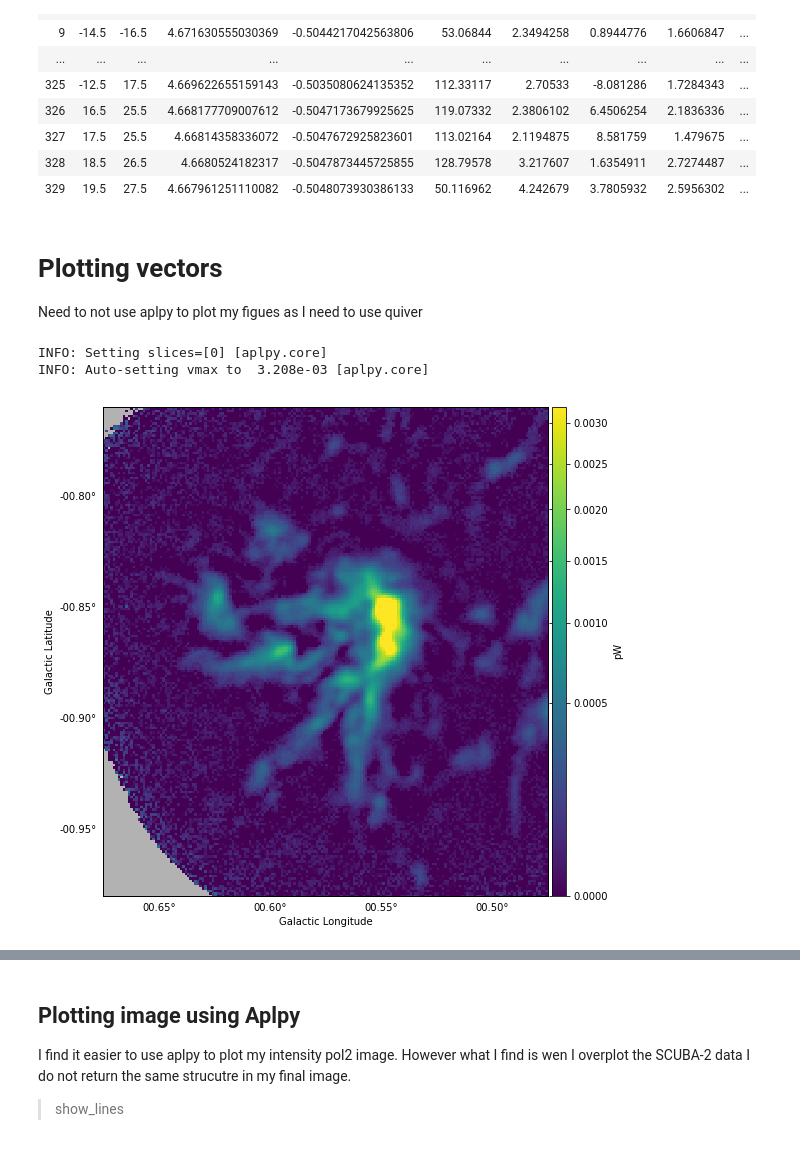
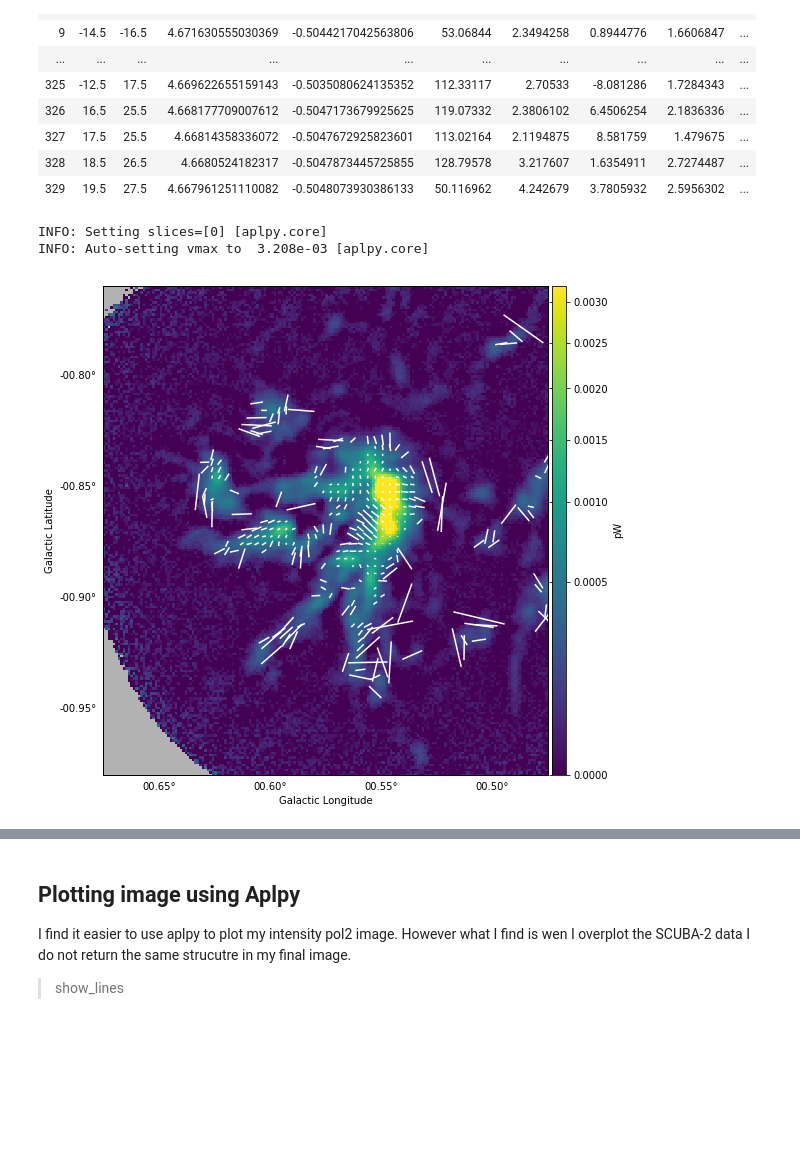
Before and after one commit to parsonsh/eaoTools, a Jupyter notebook: tools4research/invesigating-pol2.ipynb, the cells around one changed output, grey strips where cells are left out. Cells and saved outputs as stored; diff of their text form; code cells hidden in the pictures; blank space fills up the shorter version.

```diff
--- a/tools4research/invesigating-pol2.ipynb
+++ b/tools4research/invesigating-pol2.ipynb
@@ -197,7 +267,3 @@ vectors.show_in_notebook()
 | 327 | 17.5 | 25.5 | 4.66814358336072 | -0.5047672925823601 | 113.02164 | 2.1194875 | 8.581759 | 1.479675 | ... |
 | 328 | 18.5 | 26.5 | 4.6680524182317 | -0.5047873445725855 | 128.79578 | 3.217607 | 1.6354911 | 2.7274487 | ... |
 | 329 | 19.5 | 27.5 | 4.667961251110082 | -0.5048073930386133 | 50.116962 | 4.242679 | 3.7805932 | 2.5956302 | ... |
-# %% [markdown]
-# Plotting vectors
-
-Need to not use aplpy to plot my figues as I need to use quiver
@@ -209,23 +270,28 @@ V = vectors['P'] * np.cos(np.deg2rad(90 - vectors['ANG']))
 # %%
 figpoli = aplpy.FITSFigure(ifits)
 
 figpoli.show_colorscale(0,0.00175,stretch='sqrt',cmap='viridis') # magma or plasma also options: https://matplotlib.org/examples/color/colormaps_reference.html
 
 figpoli.set_nan_color('0.7')
 
 figpoli.add_colorbar()
 
 figpoli.colorbar.set_axis_label_text('pW')
 
 figpoli.recenter(0.575, -0.87, width=0.2, height=0.22)
 
 figpoli.tick_labels.set_xformat('ddd.dd')
 figpoli.tick_labels.set_yformat('ddd.dd')
 
-#figpoli.show_vectors()
 
-# need to get axis ax poli_ax1?!?!?!?!
+for x in range(len(vectors['X'])):
+    v = vectors['bvectors'][x]
+    figpoli.show_lines([np.array(v)],color='w')
+
+
+
+#figpoli.show_lines([np.array([[0.6,0.5],[-0.8,-0.9]])],color='w')
 # %% [output]
 INFO: Setting slices=[0] [aplpy.core]
 INFO: Auto-setting vmax to  3.208e-03 [aplpy.core]
-[figure, old version]
+[figure, new version]
```
Also changed, not shown: parts of 11 cells of this notebook.
